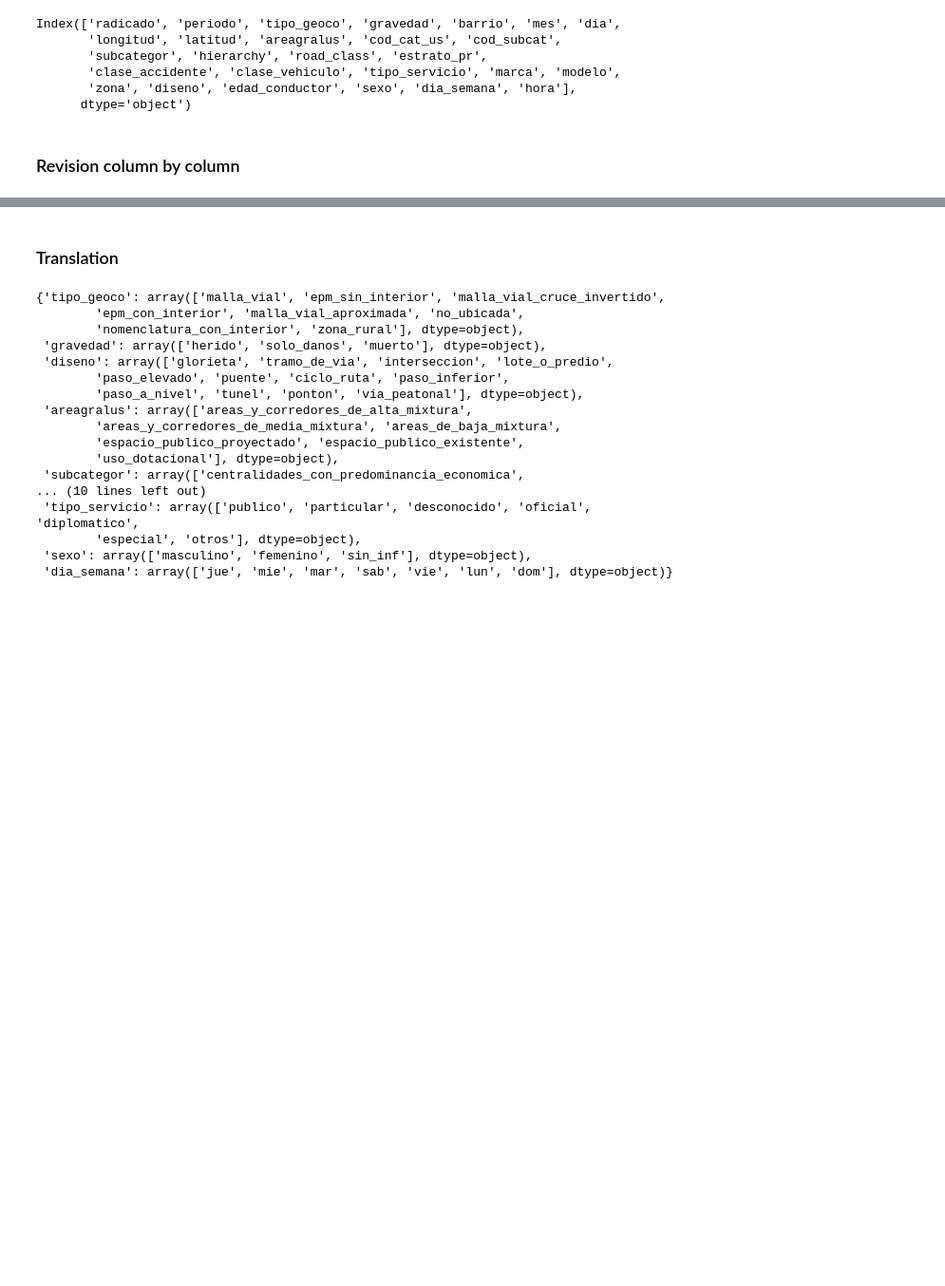
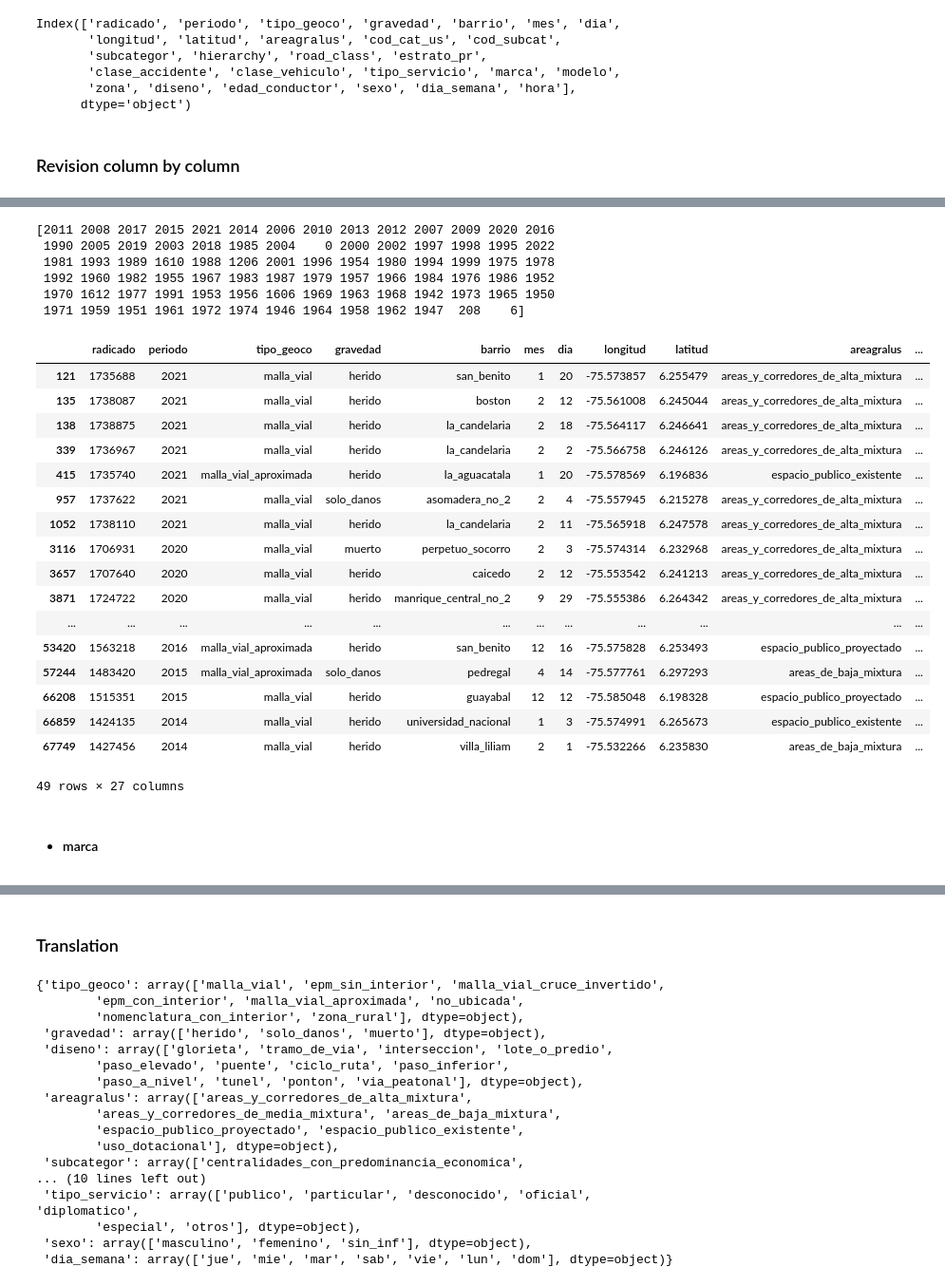
Before and after one commit to Anmjaramillo412/Buses_accidents_Medellin, a Jupyter notebook: notebooks/6-translation.ipynb, the cells around one changed output, grey strips where cells are left out. Shown at 95% size. Drawn from its saved outputs; the diff is of its cells as text; code cells hidden in the pictures; blank space fills up the shorter version.

```diff
--- a/notebooks/6-translation.ipynb
+++ b/notebooks/6-translation.ipynb
@@ -26 +44,3 @@ Index(['radicado', 'periodo', 'tipo_geoco', 'gravedad', 'barrio', 'mes', 'dia',
+# %%
+cleaned_data['edad_conductor'] = cleaned_data['edad_conductor'].apply(lambda x: int(x))
 # %%
@@ -29,0 +58,3 @@ NameError: name 'cleaned_data' is not defined
+# %%
+inacurate_ages = [0,1,2,3,4,5,6,7,8,9,10,11,12,13,14,101,102,103,104,105,106,107,108,109,110,111,112,113,114,115,116,117,118,119]
+cleaned_data[cleaned_data['edad_conductor'].isin(inacurate_ages)]
@@ -29,0 +75,2 @@ NameError: name 'cleaned_data' is not defined
+# %%
+cleaned_data = cleaned_data[~cleaned_data['edad_conductor'].isin(inacurate_ages)]
@@ -29,0 +103,33 @@ NameError: name 'cleaned_data' is not defined
+# %%
+cleaned_data['modelo'] = cleaned_data['modelo'].apply(lambda x: int(x))
+
+# Check the cleaned data
+print(cleaned_data['modelo'].unique())
+# %% [output]
+[2011 2008 2017 2015 2021 2014 2006 2010 2013 2012 2007 2009 2020 2016
+ 1990 2005 2019 2003 2018 1985 2004    0 2000 2002 1997 1998 1995 2022
+ 1981 1993 1989 1610 1988 1206 2001 1996 1954 1980 1994 1999 1975 1978
+ 1992 1960 1982 1955 1967 1983 1987 1979 1957 1966 1984 1976 1986 1952
+ 1970 1612 1977 1991 1953 1956 1606 1969 1963 1968 1942 1973 1965 1950
+ 1971 1959 1951 1961 1972 1974 1946 1964 1958 1962 1947  208    6]
+# %%
+cleaned_data[cleaned_data['modelo'].isin([208, 6, 0])]
+# %% [output]
+|  | radicado | periodo | tipo_geoco | gravedad | barrio | mes | dia | longitud | latitud | areagralus | ... |
+| 121 | 1735688 | 2021 | malla_vial | herido | san_benito | 1 | 20 | -75.573857 | 6.255479 | areas_y_corredores_de_alta_mixtura | ... |
+| 135 | 1738087 | 2021 | malla_vial | herido | boston | 2 | 12 | -75.561008 | 6.245044 | areas_y_corredores_de_alta_mixtura | ... |
+| 138 | 1738875 | 2021 | malla_vial | herido | la_candelaria | 2 | 18 | -75.564117 | 6.246641 | areas_y_corredores_de_alta_mixtura | ... |
+| 339 | 1736967 | 2021 | malla_vial | herido | la_candelaria | 2 | 2 | -75.566758 | 6.246126 | areas_y_corredores_de_alta_mixtura | ... |
+| 415 | 1735740 | 2021 | malla_vial_aproximada | herido | la_aguacatala | 1 | 20 | -75.578569 | 6.196836 | espacio_publico_existente | ... |
+| 957 | 1737622 | 2021 | malla_vial | solo_danos | asomadera_no_2 | 2 | 4 | -75.557945 | 6.215278 | areas_y_corredores_de_alta_mixtura | ... |
+| 1052 | 1738110 | 2021 | malla_vial | herido | la_candelaria | 2 | 11 | -75.565918 | 6.247578 | areas_y_corredores_de_alta_mixtura | ... |
+| 3116 | 1706931 | 2020 | malla_vial | muerto | perpetuo_socorro | 2 | 3 | -75.574314 | 6.232968 | areas_y_corredores_de_alta_mixtura | ... |
+| 3657 | 1707640 | 2020 | malla_vial | herido | caicedo | 2 | 12 | -75.553542 | 6.241213 | areas_y_corredores_de_alta_mixtura | ... |
+| 3871 | 1724722 | 2020 | malla_vial | herido | manrique_central_no_2 | 9 | 29 | -75.555386 | 6.264342 | areas_y_corredores_de_alta_mixtura | ... |
+| ... | ... | ... | ... | ... | ... | ... | ... | ... | ... | ... | ... |
+| 53420 | 1563218 | 2016 | malla_vial_aproximada | herido | san_benito | 12 | 16 | -75.575828 | 6.253493 | espacio_publico_proyectado | ... |
+| 57244 | 1483420 | 2015 | malla_vial_aproximada | solo_danos | pedregal | 4 | 14 | -75.577761 | 6.297293 | areas_de_baja_mixtura | ... |
+| 66208 | 1515351 | 2015 | malla_vial | herido | guayabal | 12 | 12 | -75.585048 | 6.198328 | espacio_publico_proyectado | ... |
+| 66859 | 1424135 | 2014 | malla_vial | herido | universidad_nacional | 1 | 3 | -75.574991 | 6.265673 | espacio_publico_existente | ... |
+| 67749 | 1427456 | 2014 | malla_vial | herido | villa_liliam | 2 | 1 | -75.532266 | 6.235830 | areas_de_baja_mixtura | ... |
+49 rows × 27 columns
@@ -29,0 +138,2 @@ NameError: name 'cleaned_data' is not defined
+# %% [markdown]
+* #### marca
```
Also changed, not shown: parts of 11 cells of this notebook, 6 other files.
